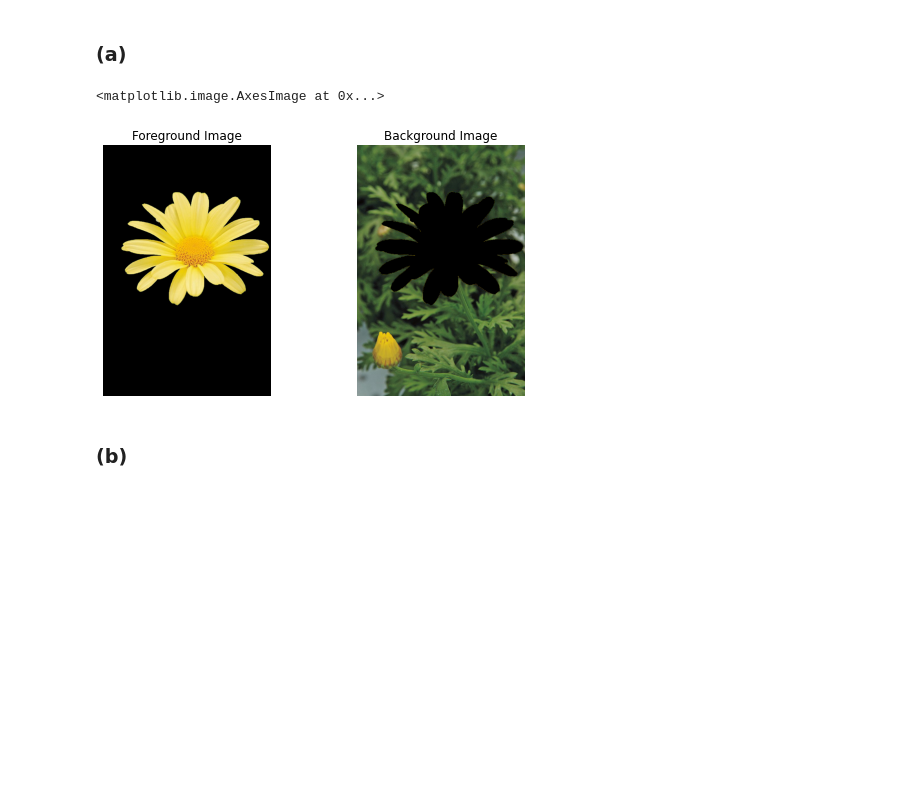
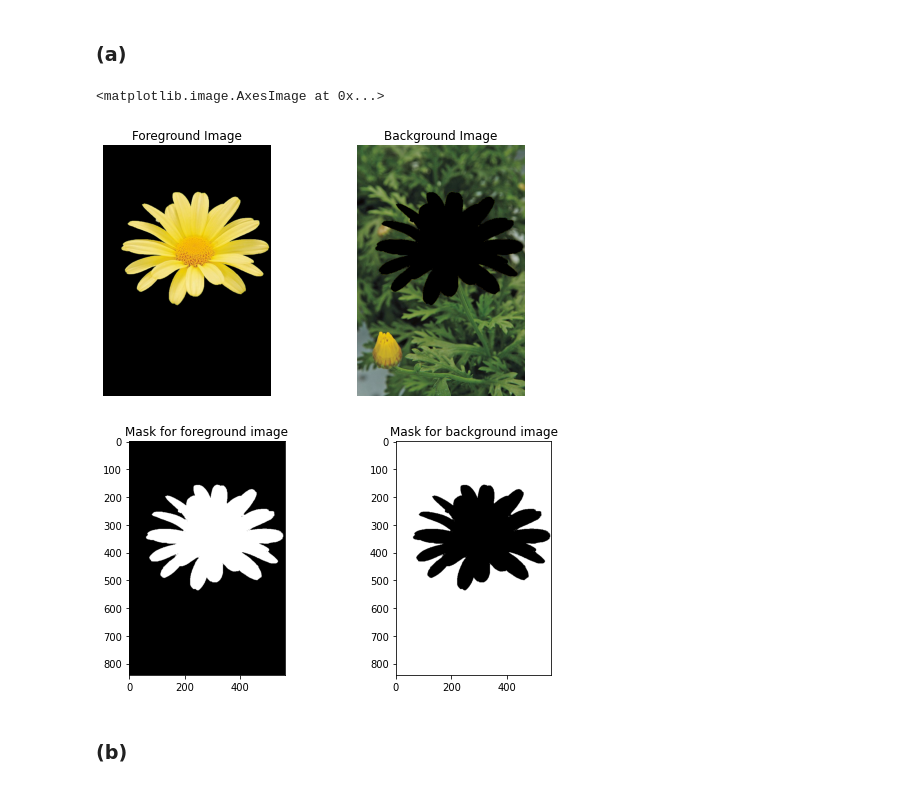
Before and after one commit to vidurawarna/EN2550_CV, a Jupyter notebook: Assignments/Assignment 1/190397E_Assignment1.ipynb, the cells around one changed output. Drawn from its saved outputs; the diff is of its cells as text; code cells hidden in the pictures; blank space fills up the shorter version.

```diff
--- a/Assignments/Assignment 1/190397E_Assignment1.ipynb
+++ b/Assignments/Assignment 1/190397E_Assignment1.ipynb
@@ -441,38 +466,47 @@ plt.show()
 #Read the image using opencv
 img = cv.imread('images/daisy.jpg',cv.IMREAD_COLOR)
 assert img is not None
-
-
 
 mask = np.zeros(img.shape[:2],np.uint8)
 bgdModel = np.zeros((1,65),np.float64)
 fgdModel = np.zeros((1,65),np.float64)
 rect = (20,150,600,450)
 cv.grabCut(img,mask,rect,bgdModel,fgdModel,5,cv.GC_INIT_WITH_RECT)
 
 #Get the foreground image
 mask2 = np.where((mask==2)|(mask==0),0,1).astype('uint8')
 img_f = img*mask2[:,:,np.newaxis]
 
 #Get the backgroung image
 mask3 = np.where((mask==1)|(mask==3),0,1).astype('uint8')
 img_b = img*mask3[:,:,np.newaxis]
 
 #display images using matplotlib
 plt.rcParams["figure.autolayout"] = True
 fig,ax = plt.subplots(1,2,figsize=(8,4))
 img_f_ = cv.cvtColor(img_f,cv.COLOR_BGR2RGB)
 ax[0].axis('off')
 ax[0].set_title("Foreground Image")
 ax[0].imshow(img_f_)
 
 img_b_ = cv.cvtColor(img_b,cv.COLOR_BGR2RGB)
 ax[1].axis('off')
 ax[1].set_title("Background Image")
 ax[1].imshow(img_b_)
+
+fig,ax = plt.subplots(1,2,figsize=(8,4))
+
+ax[0].set_title("Mask for foreground image")
+ax[0].imshow(mask2,cmap='gray')
+
+
+
+ax[1].set_title("Mask for background image")
+ax[1].imshow(mask3,cmap='gray')
 # %% [output]
 <matplotlib.image.AxesImage at 0x...>
 [figure]
+[figure, added]
 # %% [markdown]
 ### (b)
 # %%
```
Also changed, not shown: parts of 3 cells of this notebook.
